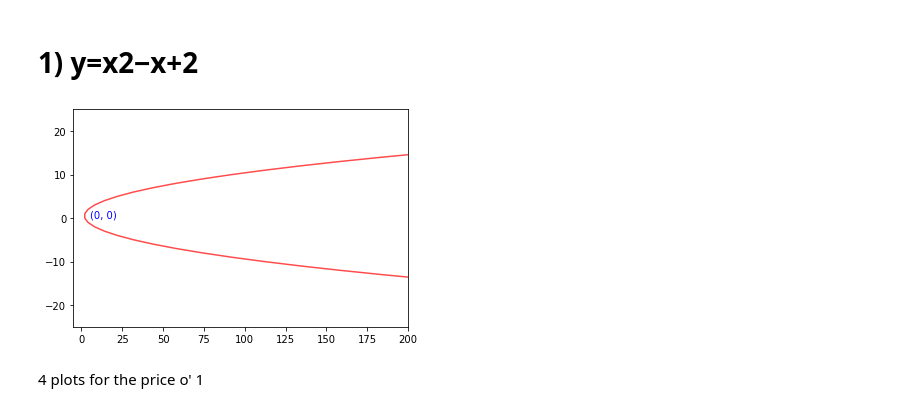
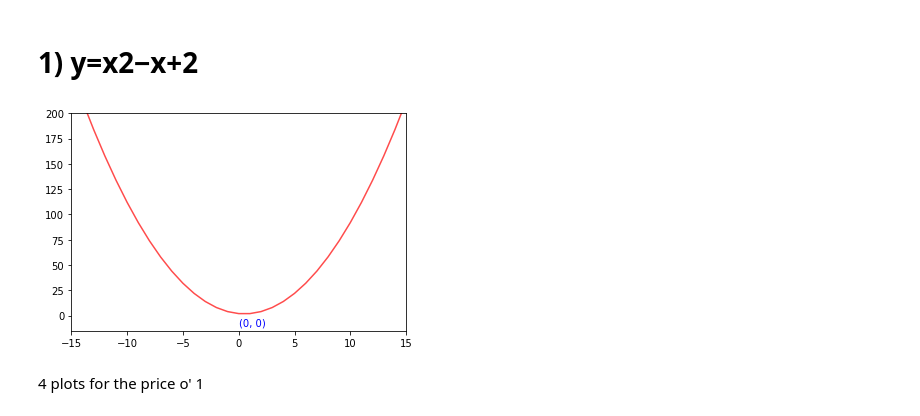
Before and after one commit to hinzle/numpy-pandas-visualization-exercises, a Jupyter notebook: matplotlib_exercises.ipynb, the cells around one changed output. Cells and saved outputs as stored; diff of their text form; code cells hidden in the pictures.

```diff
--- a/matplotlib_exercises.ipynb
+++ b/matplotlib_exercises.ipynb
@@ -39,16 +39,16 @@ plt.show()
 # %%
 x = list(range(-150,150))
 y=[]
 for _ in x:
 	y.append(_**2-_+2)
 
-plt.plot(y, x, c='red', alpha=0.7)
-plt.xlim(-5, 200)
-plt.ylim(-25, 25)
-plt.text(5, 0, '(0, 0)', fontsize=10, color='blue')
+plt.plot(x, y, c='red', alpha=0.7)
+plt.xlim(-15, 15)
+plt.ylim(-15, 200)
+plt.text(0, -10, '(0, 0)', fontsize=10, color='blue')
 plt.show()
 # %% [output]
-[figure, old version]
+[figure, new version]
 # %% [markdown]
 4 plots for the price o' 1
 # %%
```
Also changed, not shown: parts of 5 cells of this notebook, 2 other files.
